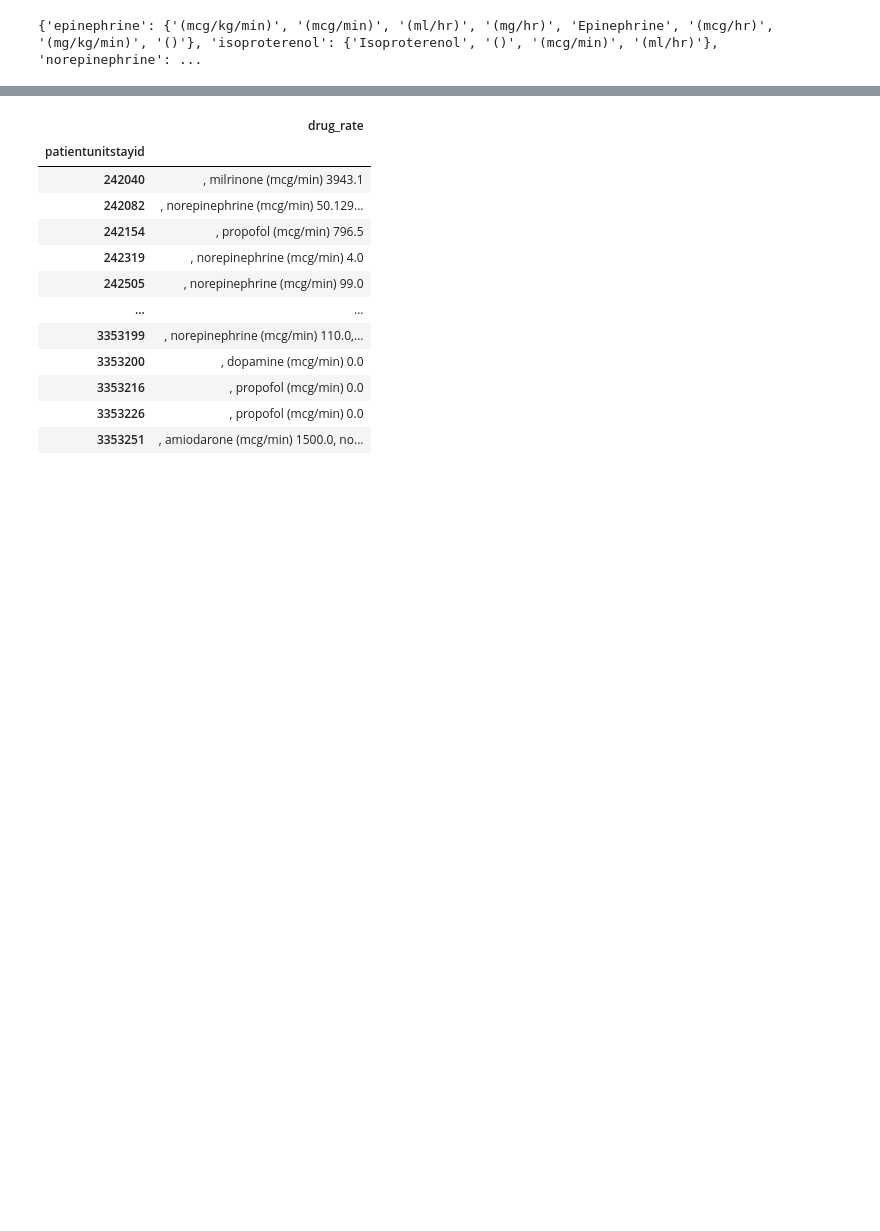
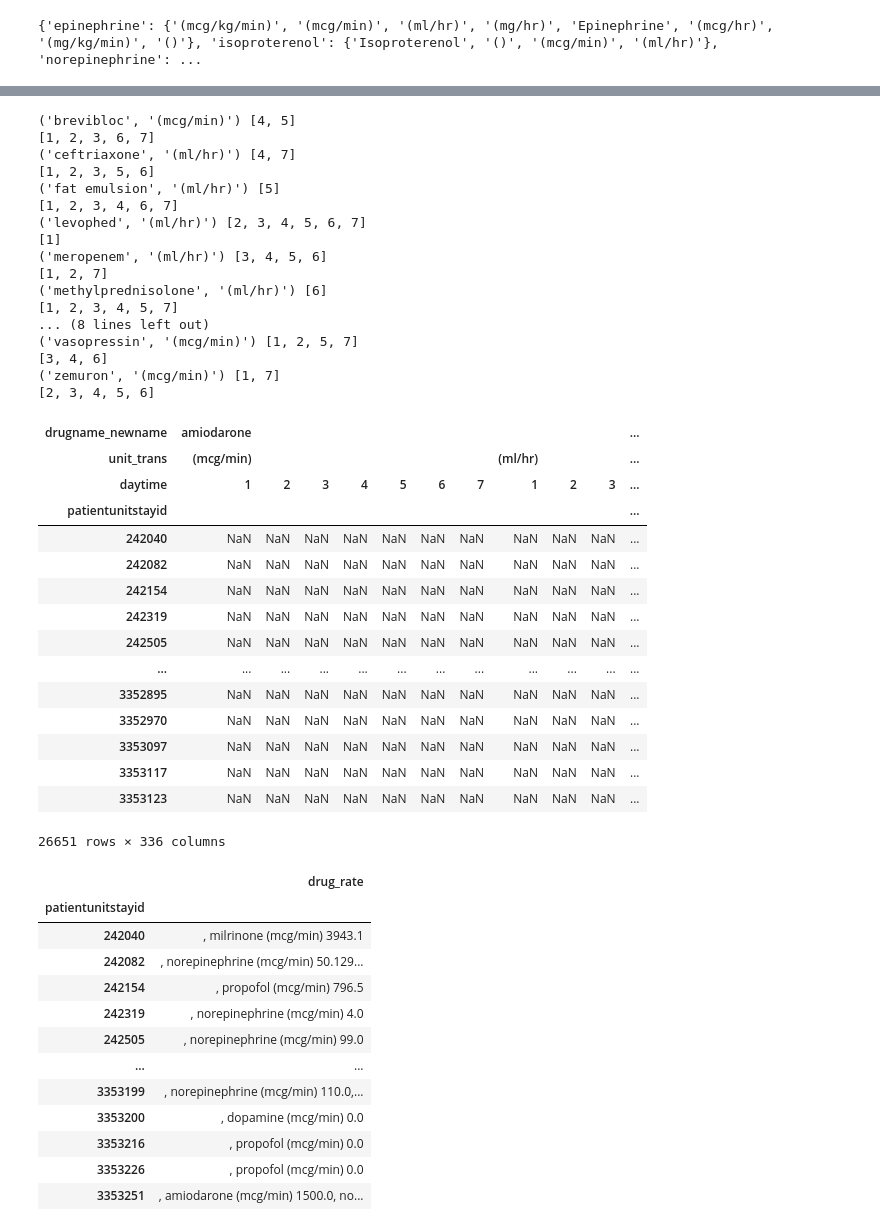
Before and after one commit to HanlongLiao/EICU, a Jupyter notebook: new_project/data_preproc.ipynb, the cells around one changed output, grey strips where cells are left out. Cells and saved outputs as stored; diff of their text form; code cells hidden in the pictures; blank space fills up the shorter version.

```diff
--- a/new_project/data_preproc.ipynb
+++ b/new_project/data_preproc.ipynb
@@ -368,6 +371,78 @@ def num_unifine(frame):
 
 infusiondrug[['drugrate_trans', 'unit_trans']] = infusiondrug.apply(lambda x:num_unifine(x), axis=1)
 infusiondrug.to_csv('./infusiondrug_new_trans.csv', sep=',', index=False, header=True, encoding='utf-8') # 所有单位统一
+# %%
+infusiondrug = pd.read_csv('./infusiondrug_new_trans.csv')
+patient = pd.read_csv('./data/patient_NEW.csv')
+infusiondrug_new = pd.merge(infusiondrug, patient, on=['patientunitstayid'], how='inner')
+def daytime(frame):
+    day = int(((frame['hospitaldischargeoffset'] - frame['infusionoffset']) / 1440)) + 1
+    return day
+
+infusiondrug_new['daytime'] = infusiondrug_new.apply(lambda x:daytime(x), axis=1)
+infusiondrug_new = infusiondrug_new[(infusiondrug_new['daytime'] <= 7) & (infusiondrug_new['daytime'] >= 1)]
+
+infusiondrug_new = infusiondrug_new[['patientunitstayid', 'drugname_newname', 'unit_trans', 'drugrate_trans', 'daytime']]
+infusiondrug_new = infusiondrug_new.pivot_table('drugrate_trans', index=['patientunitstayid'], columns=['drugname_newname', 'unit_trans', 'daytime'], aggfunc=[np.max, ])
+# %%
+# 添加缺失列
+infusiondrug_new_ = infusiondrug_new.copy(deep=True)
+infusiondrug_new_.columns = infusiondrug_new.columns.droplevel(0)
+
+lev1, lev2, lev3 = zip(*infusiondrug_new_.columns.tolist())
+index_dict = dict()
+index_zip = zip(zip(lev1, lev2), lev3)
+for key, value in index_zip:
+    if key not in index_dict.keys():
+        index_dict[key] = list()
+    index_dict[key].append(value)
+
+index_dict
+
+for key, value in index_dict.items():
+    if set(value) != set([1, 2, 3, 4, 5, 6, 7]):
+        print(key, value)
+        value_ = list(set([1, 2, 3, 4, 5, 6, 7]) - set(value))
+        print(value_)
+        for v in value_:
+            infusiondrug_new_.loc[:, (key[0], key[1], v)] = np.nan
+
+infusiondrug_new_ = infusiondrug_new_.sort_index(axis=1)
+infusiondrug_new_
+# %% [output]
+('brevibloc', '(mcg/min)') [4, 5]
+[1, 2, 3, 6, 7]
+('ceftriaxone', '(ml/hr)') [4, 7]
+[1, 2, 3, 5, 6]
+('fat emulsion', '(ml/hr)') [5]
+[1, 2, 3, 4, 6, 7]
+('levophed', '(ml/hr)') [2, 3, 4, 5, 6, 7]
+[1]
+('meropenem', '(ml/hr)') [3, 4, 5, 6]
+[1, 2, 7]
+('methylprednisolone', '(ml/hr)') [6]
+[1, 2, 3, 4, 5, 7]
+... (8 lines left out)
+('vasopressin', '(mcg/min)') [1, 2, 5, 7]
+[3, 4, 6]
+('zemuron', '(mcg/min)') [1, 7]
+[2, 3, 4, 5, 6]
+| drugname_newname | amiodarone |  |  |  |  |  |  |  |  |  | ... |
+| unit_trans | (mcg/min) |  |  |  |  |  |  | (ml/hr) |  |  | ... |
+| daytime | 1 | 2 | 3 | 4 | 5 | 6 | 7 | 1 | 2 | 3 | ... |
+| patientunitstayid |  |  |  |  |  |  |  |  |  |  | ... |
+| 242040 | NaN | NaN | NaN | NaN | NaN | NaN | NaN | NaN | NaN | NaN | ... |
+| 242082 | NaN | NaN | NaN | NaN | NaN | NaN | NaN | NaN | NaN | NaN | ... |
+| 242154 | NaN | NaN | NaN | NaN | NaN | NaN | NaN | NaN | NaN | NaN | ... |
+| 242319 | NaN | NaN | NaN | NaN | NaN | NaN | NaN | NaN | NaN | NaN | ... |
+| 242505 | NaN | NaN | NaN | NaN | NaN | NaN | NaN | NaN | NaN | NaN | ... |
+| ... | ... | ... | ... | ... | ... | ... | ... | ... | ... | ... | ... |
+| 3352895 | NaN | NaN | NaN | NaN | NaN | NaN | NaN | NaN | NaN | NaN | ... |
+| 3352970 | NaN | NaN | NaN | NaN | NaN | NaN | NaN | NaN | NaN | NaN | ... |
+| 3353097 | NaN | NaN | NaN | NaN | NaN | NaN | NaN | NaN | NaN | NaN | ... |
+| 3353117 | NaN | NaN | NaN | NaN | NaN | NaN | NaN | NaN | NaN | NaN | ... |
+| 3353123 | NaN | NaN | NaN | NaN | NaN | NaN | NaN | NaN | NaN | NaN | ... |
+26651 rows × 336 columns
 # %%
 # 处理成最终的数据集
 infusiondrug = pd.read_csv('./infusiondrug_new_trans.csv')
```
Also changed, not shown: parts of 3 cells of this notebook.
